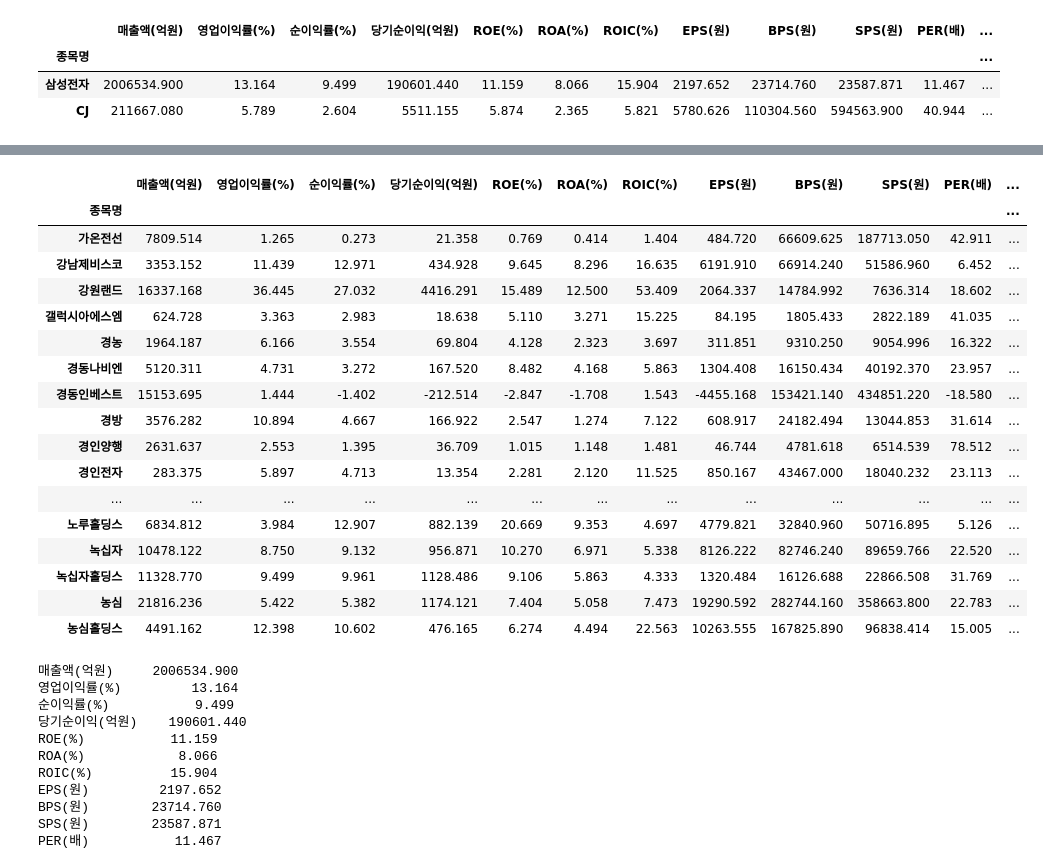
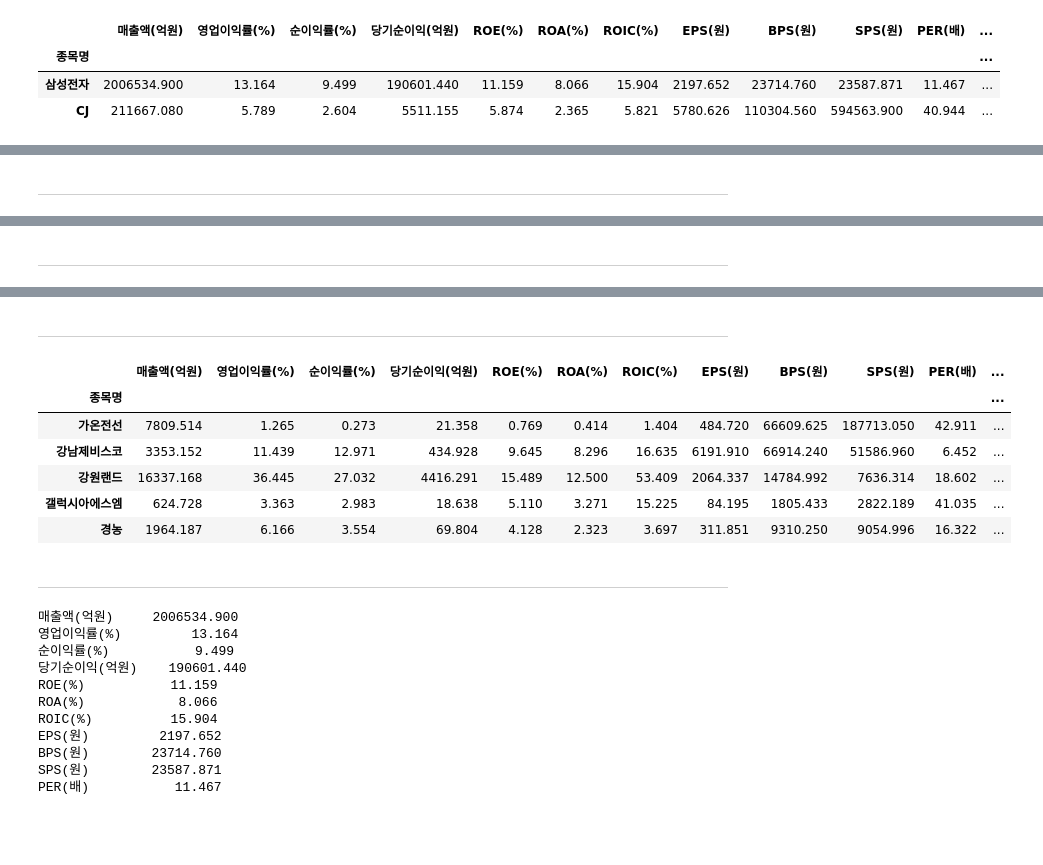
Before and after one commit to EasyCoding-7/python-data-analysis, a Jupyter notebook: 2.dataframe써보기.ipynb, the cells around one changed output, grey strips where cells are left out. Saved outputs shown, nothing was run; the diff lists cells and outputs as text; code cells hidden in the pictures; blank space fills up the shorter version.

```diff
--- a/2.dataframe써보기.ipynb
+++ b/2.dataframe써보기.ipynb
@@ -408,6 +705,8 @@ name_df.head()
 | BNK금융지주 | 51740.254 | 13.455 | 10.253 | 5304.712 | 9.116 | 0.609 | NaN | 1853.180 | 21665.062 | 19749.037 | 4.544 | ... |
 | BYC | 1821.960 | 11.598 | 7.222 | 131.581 | 3.546 | 2.024 | 13.235 | 15693.808 | 453030.620 | 216899.980 | 29.279 | ... |
 | CJ | 211667.080 | 5.789 | 2.604 | 5511.155 | 5.874 | 2.365 | 5.821 | 5780.626 | 110304.560 | 594563.900 | 40.944 | ... |
+# %% [markdown]
+---
 # %%
 # loc를 쓰려면 sort를 해줘야함. sort를 해줘야지 range index로 접근이 가능
 name_df = name_df.sort_index()
@@ -420,6 +719,8 @@ name_df.head()
 | BNK금융지주 | 51740.254 | 13.455 | 10.253 | 5304.712 | 9.116 | 0.609 | NaN | 1853.180 | 21665.062 | 19749.037 | 4.544 | ... |
 | BYC | 1821.960 | 11.598 | 7.222 | 131.581 | 3.546 | 2.024 | 13.235 | 15693.808 | 453030.620 | 216899.980 | 29.279 | ... |
 | CJ | 211667.080 | 5.789 | 2.604 | 5511.155 | 5.874 | 2.365 | 5.821 | 5780.626 | 110304.560 | 594563.900 | 40.944 | ... |
+# %% [markdown]
+---
 # %%
 # 삼성으로 시작해서 삼성전자까지 출력
 name_df.loc["삼성":"삼성전자"].head()
@@ -434,27 +735,20 @@ name_df.loc["삼성":"삼성전자"].head()
 | 삼성물산 | 133446.750 | 0.278 | 20.125 | 26856.512 | 25.218 | 10.355 | 45.480 | 17856.860 | 98435.625 | 86752.920 | 7.840 | ... |
 | 삼성생명 | 277059.280 | 4.145 | 4.366 | 12095.730 | 5.276 | 0.544 | NaN | 6056.165 | 128138.516 | 138529.640 | 18.163 | ... |
 | 삼성에스디에스 | 78534.586 | 7.490 | 5.982 | 4698.307 | 10.091 | 7.911 | 12.249 | 5673.722 | 59324.496 | 101494.984 | 44.768 | ... |
+# %% [markdown]
+---
 # %%
-name_df.loc["가":"다"]
+name_df.loc["가":"다"].head()
 # %% [output]
 |  | 매출액(억원) | 영업이익률(%) | 순이익률(%) | 당기순이익(억원) | ROE(%) | ROA(%) | ROIC(%) | EPS(원) | BPS(원) | SPS(원) | PER(배) | ... |
 | 종목명 |  |  |  |  |  |  |  |  |  |  |  | ... |
 | 가온전선 | 7809.514 | 1.265 | 0.273 | 21.358 | 0.769 | 0.414 | 1.404 | 484.720 | 66609.625 | 187713.050 | 42.911 | ... |
 | 강남제비스코 | 3353.152 | 11.439 | 12.971 | 434.928 | 9.645 | 8.296 | 16.635 | 6191.910 | 66914.240 | 51586.960 | 6.452 | ... |
 | 강원랜드 | 16337.168 | 36.445 | 27.032 | 4416.291 | 15.489 | 12.500 | 53.409 | 2064.337 | 14784.992 | 7636.314 | 18.602 | ... |
 | 갤럭시아에스엠 | 624.728 | 3.363 | 2.983 | 18.638 | 5.110 | 3.271 | 15.225 | 84.195 | 1805.433 | 2822.189 | 41.035 | ... |
 | 경농 | 1964.187 | 6.166 | 3.554 | 69.804 | 4.128 | 2.323 | 3.697 | 311.851 | 9310.250 | 9054.996 | 16.322 | ... |
-| 경동나비엔 | 5120.311 | 4.731 | 3.272 | 167.520 | 8.482 | 4.168 | 5.863 | 1304.408 | 16150.434 | 40192.370 | 23.957 | ... |
-| 경동인베스트 | 15153.695 | 1.444 | -1.402 | -212.514 | -2.847 | -1.708 | 1.543 | -4455.168 | 153421.140 | 434851.220 | -18.580 | ... |
-| 경방 | 3576.282 | 10.894 | 4.667 | 166.922 | 2.547 | 1.274 | 7.122 | 608.917 | 24182.494 | 13044.853 | 31.614 | ... |
-| 경인양행 | 2631.637 | 2.553 | 1.395 | 36.709 | 1.015 | 1.148 | 1.481 | 46.744 | 4781.618 | 6514.539 | 78.512 | ... |
-| 경인전자 | 283.375 | 5.897 | 4.713 | 13.354 | 2.281 | 2.120 | 11.525 | 850.167 | 43467.000 | 18040.232 | 23.113 | ... |
-| ... | ... | ... | ... | ... | ... | ... | ... | ... | ... | ... | ... | ... |
-| 노루홀딩스 | 6834.812 | 3.984 | 12.907 | 882.139 | 20.669 | 9.353 | 4.697 | 4779.821 | 32840.960 | 50716.895 | 5.126 | ... |
-| 녹십자 | 10478.122 | 8.750 | 9.132 | 956.871 | 10.270 | 6.971 | 5.338 | 8126.222 | 82746.240 | 89659.766 | 22.520 | ... |
-| 녹십자홀딩스 | 11328.770 | 9.499 | 9.961 | 1128.486 | 9.106 | 5.863 | 4.333 | 1320.484 | 16126.688 | 22866.508 | 31.769 | ... |
-| 농심 | 21816.236 | 5.422 | 5.382 | 1174.121 | 7.404 | 5.058 | 7.473 | 19290.592 | 282744.160 | 358663.800 | 22.783 | ... |
-| 농심홀딩스 | 4491.162 | 12.398 | 10.602 | 476.165 | 6.274 | 4.494 | 22.563 | 10263.555 | 167825.890 | 96838.414 | 15.005 | ... |
+# %% [markdown]
+---
 # %%
 name_df.loc["삼성전자"]
 # %% [output]
```
Also changed, not shown: parts of 140 cells of this notebook.
